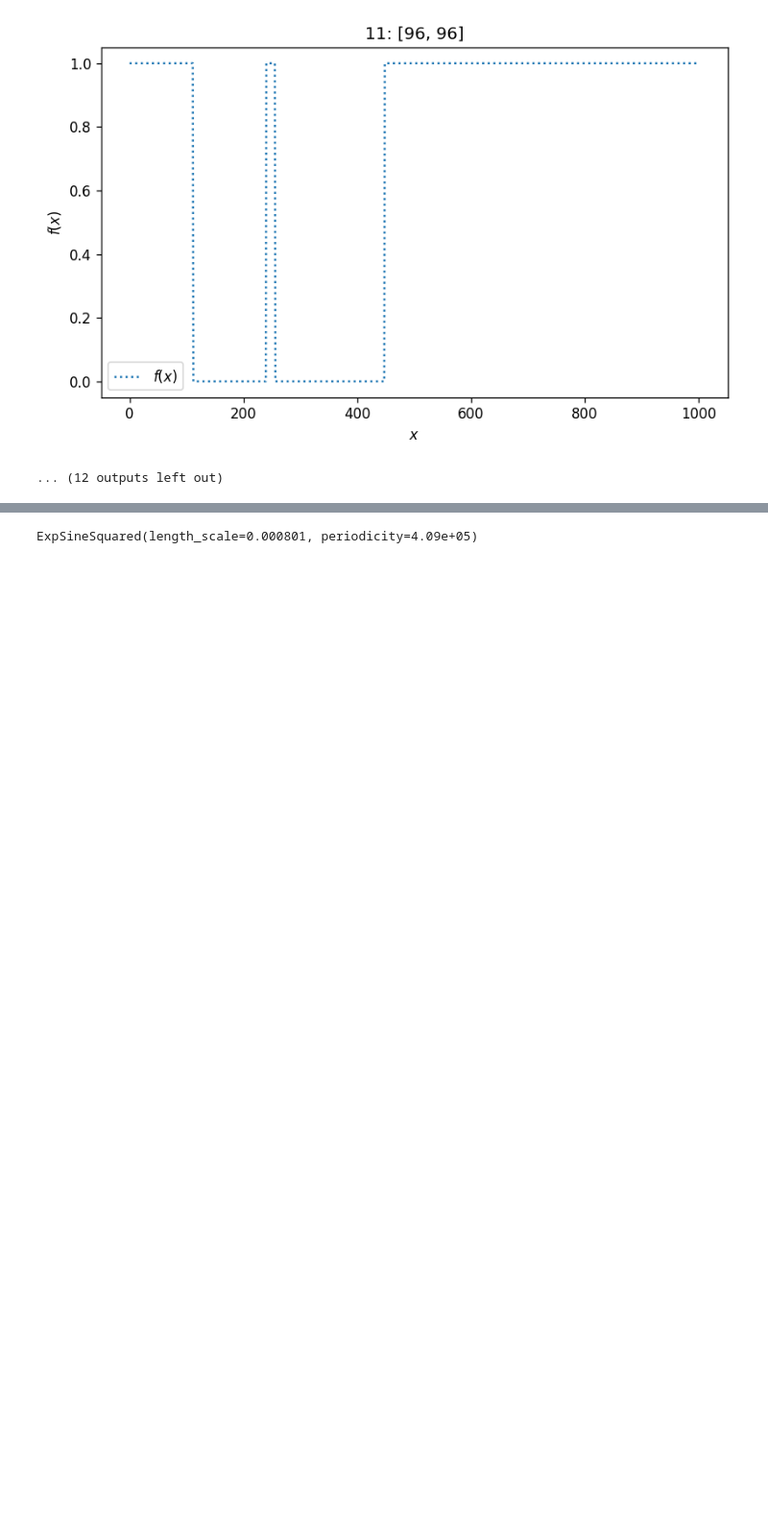
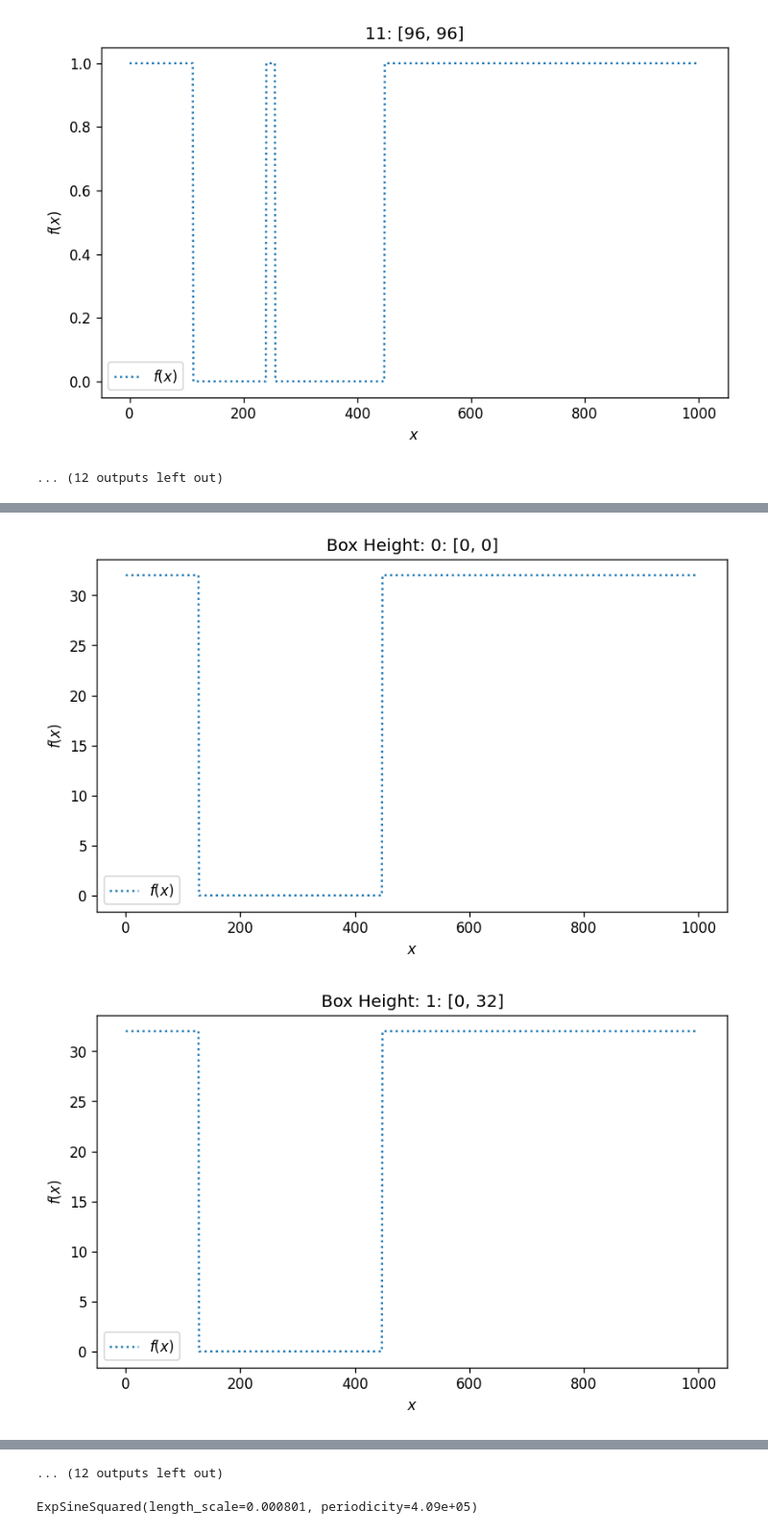
Before and after one commit to cpaolini/EBAMRINS, a Jupyter notebook: gpr_grid.ipynb, the cells around one changed output, grey strips where cells are left out. Shown at 96% size. Saved outputs shown, nothing was run; the diff lists cells and outputs as text; code cells hidden in the pictures; blank space fills up the shorter version.

```diff
--- a/gpr_grid.ipynb
+++ b/gpr_grid.ipynb
@@ -122,0 +154,16 @@ for point in range(maxIJ[0].shape[0]):
+# %%
+for point in range(maxIJ[0].shape[0]):
+    y = np.squeeze(H[:, maxIJ[0][point], maxIJ[1][point]])
+    #print(y.shape)
+    factor = 0.5
+    import matplotlib.pyplot as plt
+    fig = plt.figure(figsize=(16*factor, 9*factor), dpi=(1920/16)) #  72 is the nominal DPI
+
+    plt.plot(X, y, label=r"$f(x)$", linestyle="dotted")
+    plt.legend()
+    plt.xlabel("$x$")
+    plt.ylabel("$f(x)$")
+    _ = plt.title(f'Box Height: {point}: {[maxIJ[0][point], maxIJ[1][point]]}')
+# %% [output]
+[figure, added]
+[figure, added]
@@ -123,3 +180,4 @@ for point in range(maxIJ[0].shape[0]):
+... (12 outputs left out)
 # %%
 point = 11
 y = np.squeeze(Z[:, maxIJ[0][point], maxIJ[1][point]])
```
Also changed, not shown: parts of 4 cells of this notebook, 1 other file.
